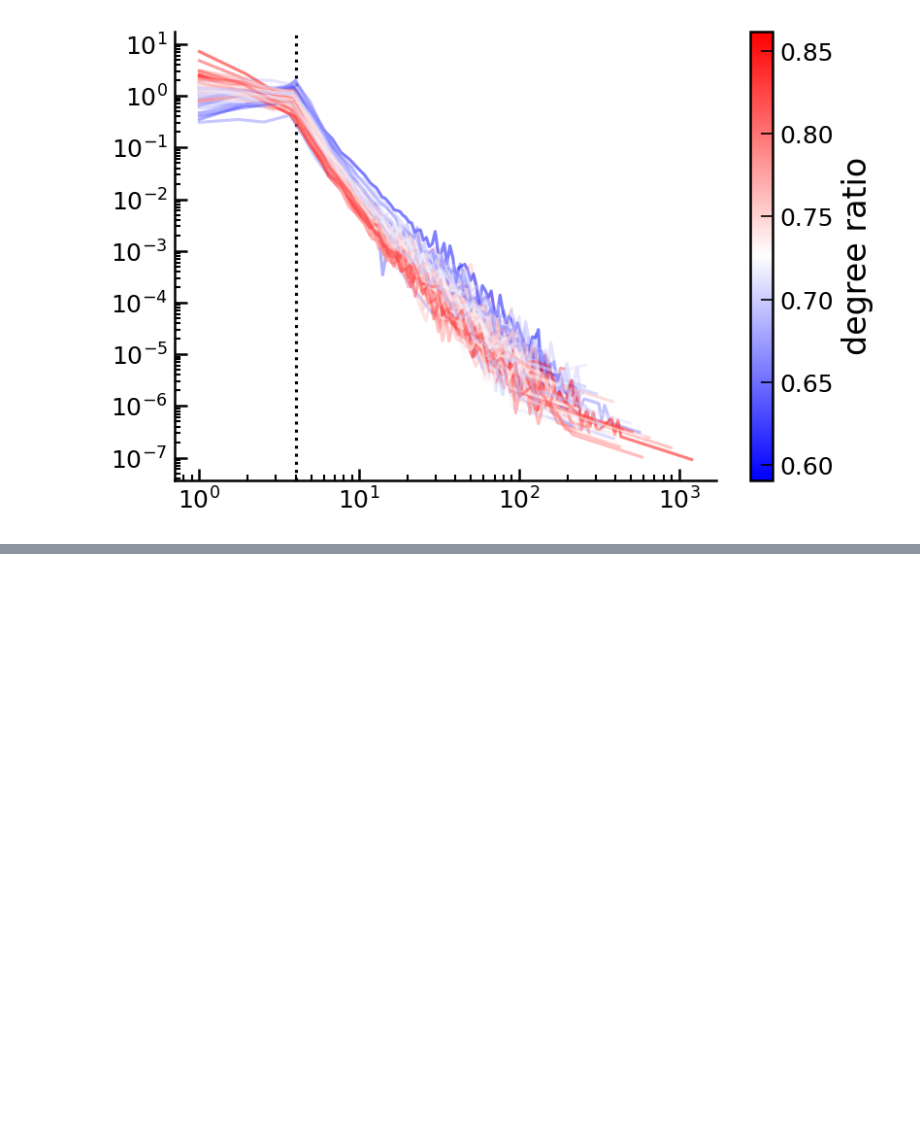
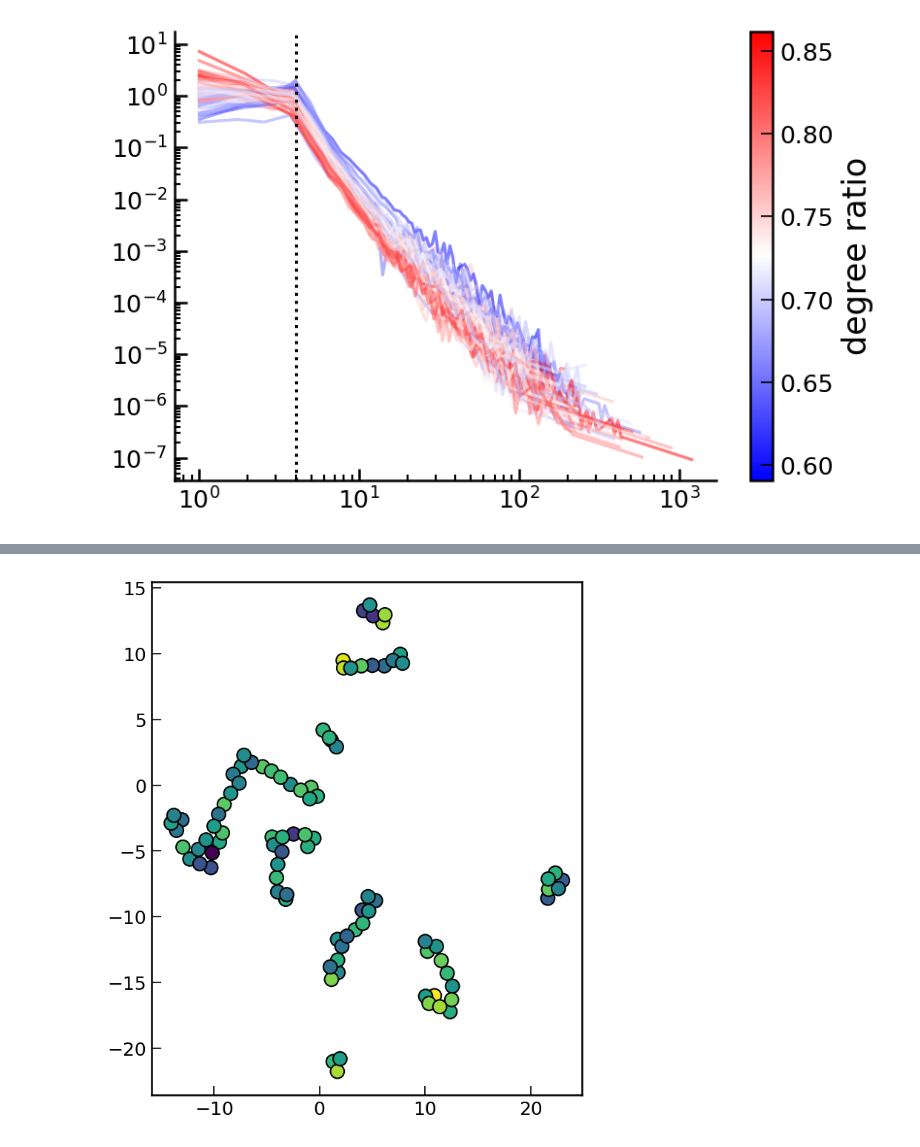
Before and after one commit to LassePSH/DualGraphDirCon, a Jupyter notebook: notebooks_lasse/street_type_ratio.ipynb, the cells around one changed output, grey strips where cells are left out. Saved outputs shown, nothing was run; the diff lists cells and outputs as text; code cells hidden in the pictures; blank space fills up the shorter version.

```diff
--- a/notebooks_lasse/street_type_ratio.ipynb
+++ b/notebooks_lasse/street_type_ratio.ipynb
@@ -296,0 +379,4 @@ plt.show()
+# %%
+num_cols=['population_city_proper','area_km2','population_density_per_km2','country_gdp_per_capita_usd','N_nodes','phi_w','H_w','phi_o','H_o']
+X = city_info[num_cols]
+y = city_info['degree_ratio']
@@ -296,0 +399,10 @@ plt.show()
+# %%
+umap_model = umap.UMAP(n_components=2,min_dist=1,n_neighbors=3)
+X_embedded = umap_model.fit_transform(X,y=y)
+
+fig, ax = plt.subplots(figsize=(5, 6))
+ax.scatter(X_embedded[:, 0], X_embedded[:, 1], c=y, cmap='viridis', edgecolor='k', s=80)
+
+plt.show()
+# %% [output]
+[figure, added]
```
Also changed, not shown: parts of 23 cells of this notebook, 7 other files.
